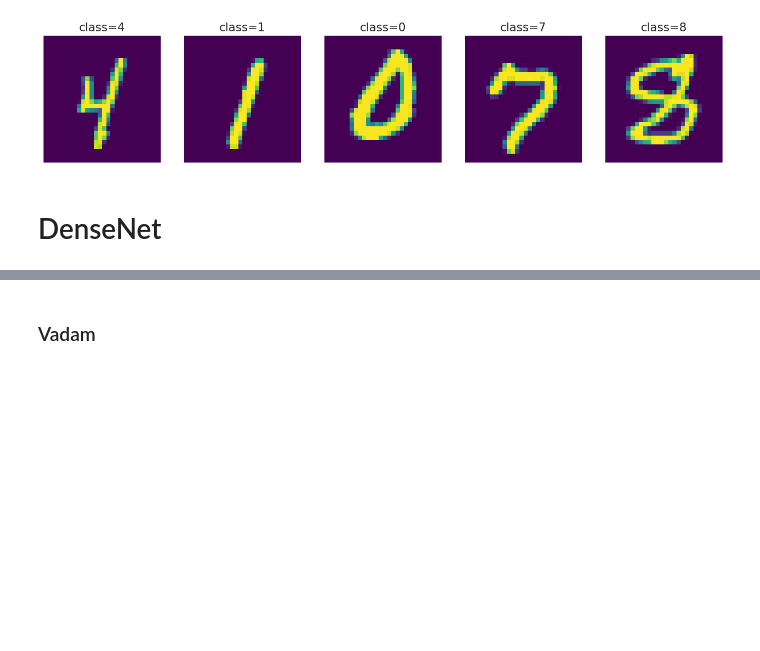
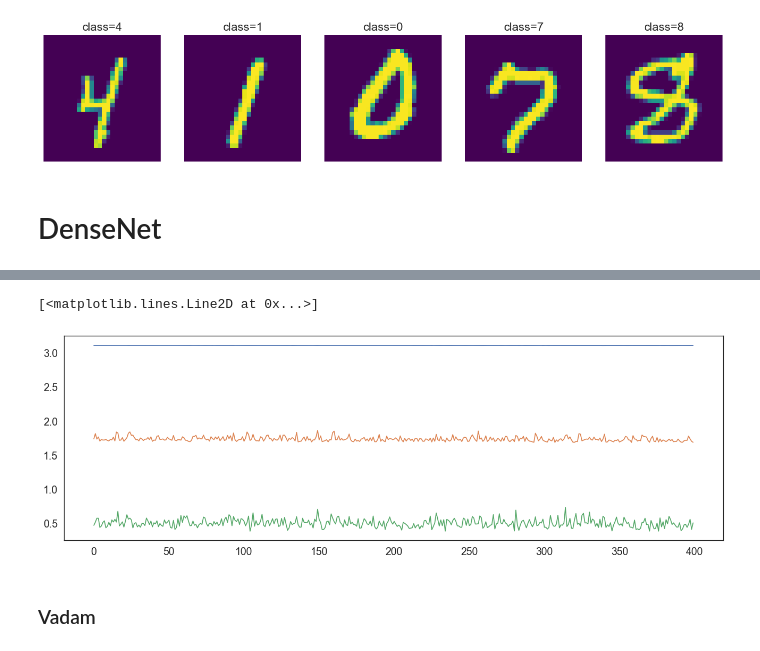
Before and after one commit to dimarkov/bmr4pml, a Jupyter notebook: notebooks/test_mnist.ipynb, the cells around one changed output, grey strips where cells are left out. Saved outputs shown, nothing was run; the diff lists cells and outputs as text; code cells hidden in the pictures; blank space fills up the shorter version.

```diff
--- a/notebooks/test_mnist.ipynb
+++ b/notebooks/test_mnist.ipynb
@@ -357,3 +575,19 @@ plot_performance( results['dense'], num_epochs );
+# %%
+from numpyro.optim import optax_to_numpyro
+adam_optim = optax_to_numpyro(optax.adabelief(learning_rate=1e-2))
+optax_res, _, _, _ = train_and_test(rng_key, adam_optim, auto_delta, num_epochs, 20 * num_iters, test_ds, *args2, progress_bar=True, **kwargs)
+# %%
+from numpyro.optim import optax_to_numpyro
+adam_optim = optax_to_numpyro(optax.adabelief(learning_rate=1e-2))
+optax_res2, _, params, state = train_and_test(rng_key, adam_optim, auto_normal, num_epochs, 20 * num_iters, test_ds, *args2, progress_bar=True, **kwargs)
+# %%
+plt.figure(figsize=(16, 5))
+plt.plot(test_res['losses'][0][-400:])
+plt.plot(optax_res['losses'][0][-400:])
+plt.plot(optax_res2['losses'][0][-400:])
+# %% [output]
+[<matplotlib.lines.Line2D at 0x...>]
+[figure, added]
 # %% [markdown]
 ### Vadam
 # %%
```
Also changed, not shown: parts of 14 cells of this notebook, 2 other files.
